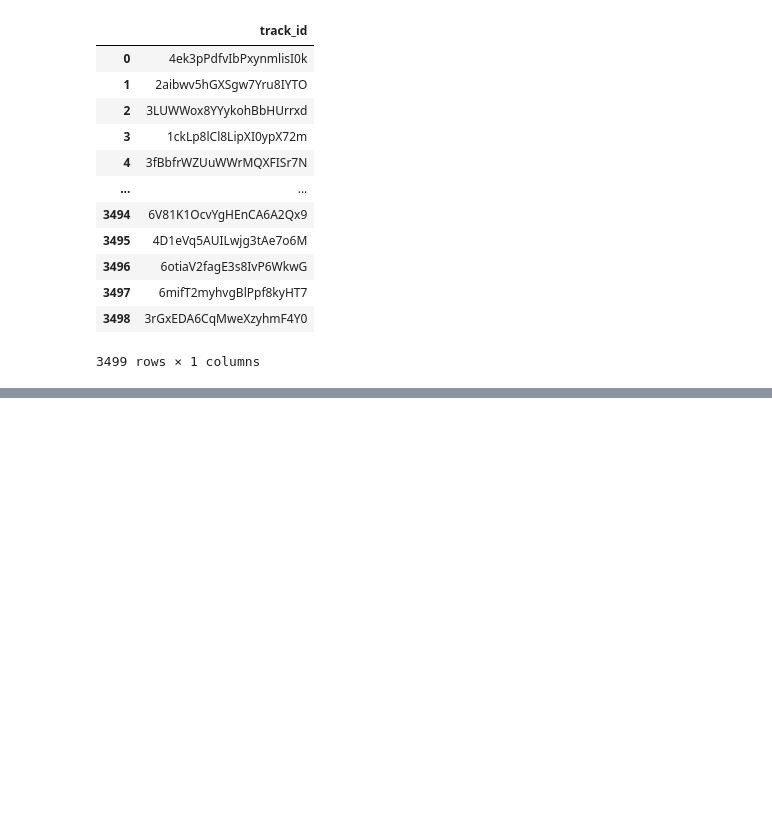
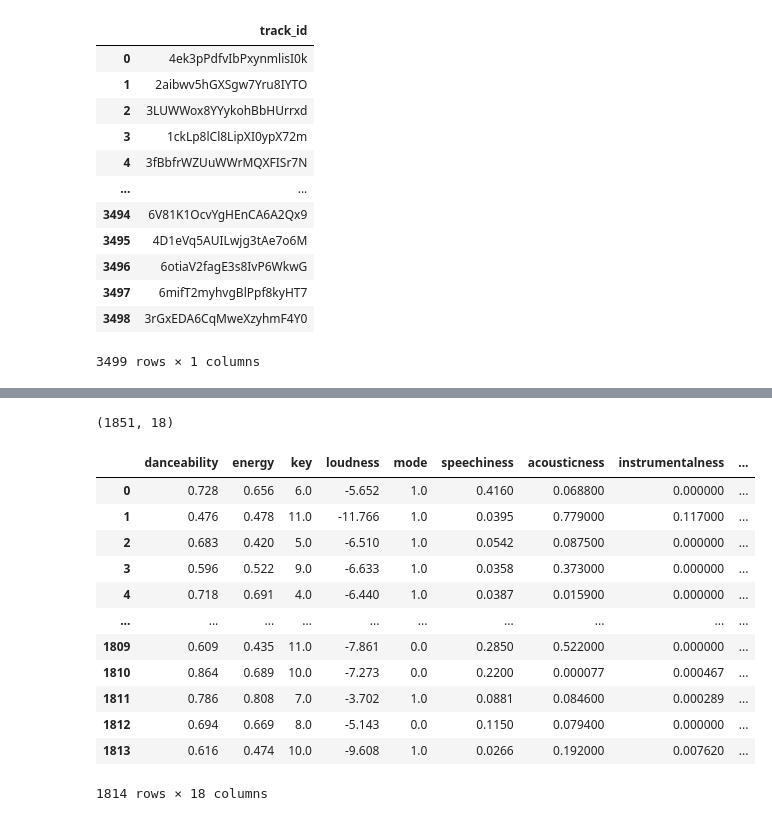
Before and after one commit to daniel-isidro/hot_n_pop_song_machine, a Jupyter notebook: spotify_api/get_audio_features_not_hit_songs.ipynb, the cells around one changed output, grey strips where cells are left out. Cells and saved outputs as stored; diff of their text form; code cells hidden in the pictures; blank space fills up the shorter version.

```diff
--- a/spotify_api/get_audio_features_not_hit_songs.ipynb
+++ b/spotify_api/get_audio_features_not_hit_songs.ipynb
@@ -162,0 +326,3 @@ df.to_csv('3499_random_songs_2000-2020.csv', encoding='utf-8', index=False)
+# %%
+df = pd.DataFrame()
+df['track_id'] = track_id_list
@@ -162,0 +333,4 @@ df.to_csv('3499_random_songs_2000-2020.csv', encoding='utf-8', index=False)
+# %%
+df.drop_duplicates(inplace=True)
+df.reset_index(drop=True, inplace=True)
+df
@@ -162,0 +351,53 @@ df.to_csv('3499_random_songs_2000-2020.csv', encoding='utf-8', index=False)
+# %%
+# Get audio_features
+
+audio = [sp.audio_features(x) for x in df['track_id']]
+# %%
+audio_df = pd.DataFrame()
+
+empty_row = {'danceability': np.nan,
+ 'energy': np.nan,
+ 'key': np.nan,
+ 'loudness': np.nan,
+ 'mode': np.nan,
+ 'speechiness': np.nan,
+ 'acousticness': np.nan,
+ 'instrumentalness': np.nan,
+ 'liveness': np.nan,
+ 'valence': np.nan,
+ 'tempo': np.nan,
+ 'type': np.nan,
+ 'id': np.nan,
+ 'uri': np.nan,
+ 'track_href': np.nan,
+ 'analysis_url': np.nan,
+ 'duration_ms': np.nan,
+ 'time_signature': np.nan}
+
+for i in range(0,len(df['track_id'])):
+    if type(audio[i][0]) != type(None):
+        audio_df = audio_df.append(pd.json_normalize(audio[i][0]))
+    else:
+        audio_df = audio_df.append(pd.json_normalize(empty_row))
+# %%
+audio_df.shape
+# %% [output]
+(1851, 18)
+# %%
+audio_df.dropna(inplace=True)
+audio_df.reset_index(drop=True, inplace=True)
+audio_df
+# %% [output]
+|  | danceability | energy | key | loudness | mode | speechiness | acousticness | instrumentalness | ... |
+| 0 | 0.728 | 0.656 | 6.0 | -5.652 | 1.0 | 0.4160 | 0.068800 | 0.000000 | ... |
+| 1 | 0.476 | 0.478 | 11.0 | -11.766 | 1.0 | 0.0395 | 0.779000 | 0.117000 | ... |
+| 2 | 0.683 | 0.420 | 5.0 | -6.510 | 1.0 | 0.0542 | 0.087500 | 0.000000 | ... |
+| 3 | 0.596 | 0.522 | 9.0 | -6.633 | 1.0 | 0.0358 | 0.373000 | 0.000000 | ... |
+| 4 | 0.718 | 0.691 | 4.0 | -6.440 | 1.0 | 0.0387 | 0.015900 | 0.000000 | ... |
+| ... | ... | ... | ... | ... | ... | ... | ... | ... | ... |
+| 1809 | 0.609 | 0.435 | 11.0 | -7.861 | 0.0 | 0.2850 | 0.522000 | 0.000000 | ... |
+| 1810 | 0.864 | 0.689 | 10.0 | -7.273 | 0.0 | 0.2200 | 0.000077 | 0.000467 | ... |
+| 1811 | 0.786 | 0.808 | 7.0 | -3.702 | 1.0 | 0.0881 | 0.084600 | 0.000289 | ... |
+| 1812 | 0.694 | 0.669 | 8.0 | -5.143 | 0.0 | 0.1150 | 0.079400 | 0.000000 | ... |
+| 1813 | 0.616 | 0.474 | 10.0 | -9.608 | 1.0 | 0.0266 | 0.192000 | 0.007620 | ... |
+1814 rows × 18 columns
```
Also changed, not shown: parts of 28 cells of this notebook, 4 other files.
